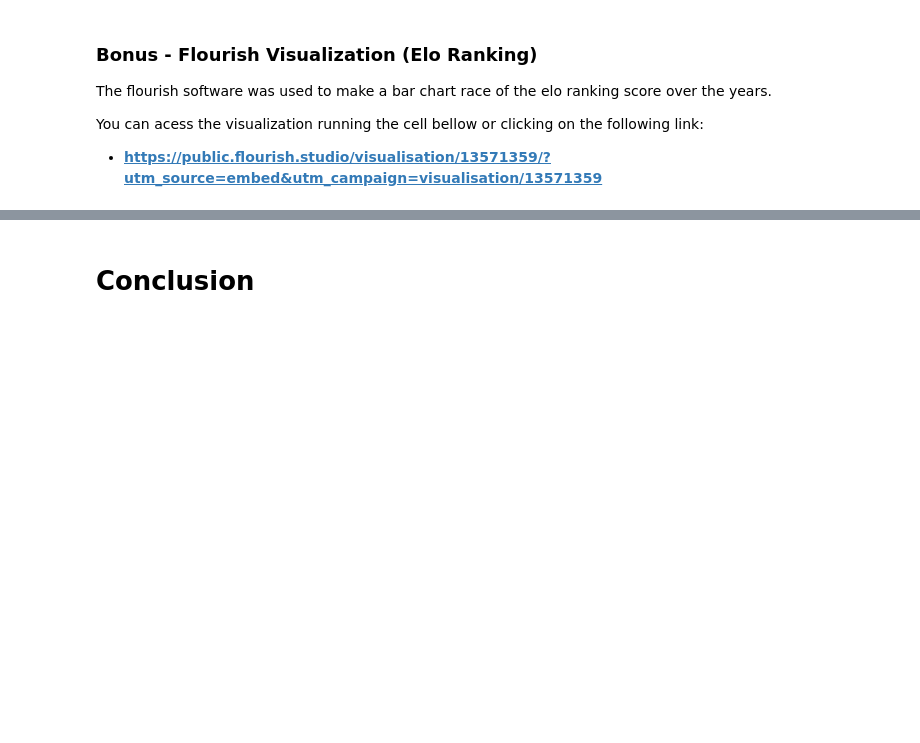
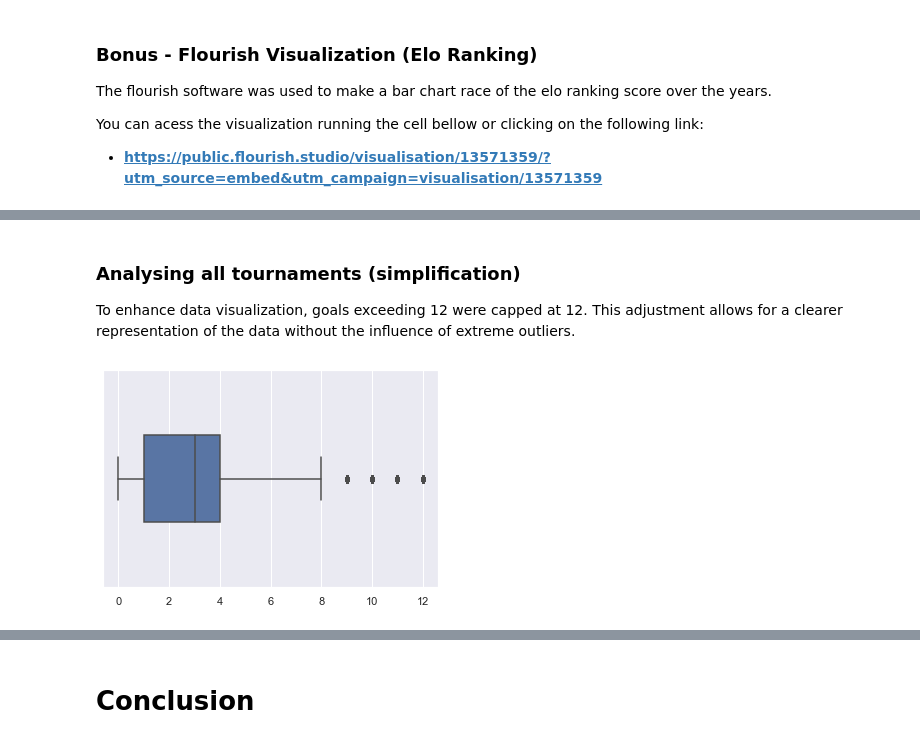
Before and after one commit to ryann-arruda/python-data-analysis, a Jupyter notebook: project_final.ipynb, the cells around one changed output, grey strips where cells are left out. Saved outputs shown, nothing was run; the diff lists cells and outputs as text; code cells hidden in the pictures; blank space fills up the shorter version.

```diff
--- a/project_final.ipynb
+++ b/project_final.ipynb
@@ -1283,0 +1260,17 @@ You can acess the visualization running the cell bellow or clicking on the follo
+# %% [markdown]
+### **Analysing all tournaments (simplification)**
+
+To enhance data visualization, goals exceeding 12 were capped at 12. This adjustment allows for a clearer representation of the data without the influence of extreme outliers.
+# %%
+average_general_goals = results[['home_score', 'away_score']].sum(axis=1)
+
+max_number_of_goals = 12
+mask_number_of_goals = average_general_goals > max_number_of_goals
+
+average_general_goals = average_general_goals.where(~mask_number_of_goals, max_number_of_goals)
+
+sns.boxplot(x=average_general_goals, orient='h', width=0.4)
+
+plt.show()
+# %% [output]
+[figure, added]
```
Also changed, not shown: parts of 18 cells of this notebook.
